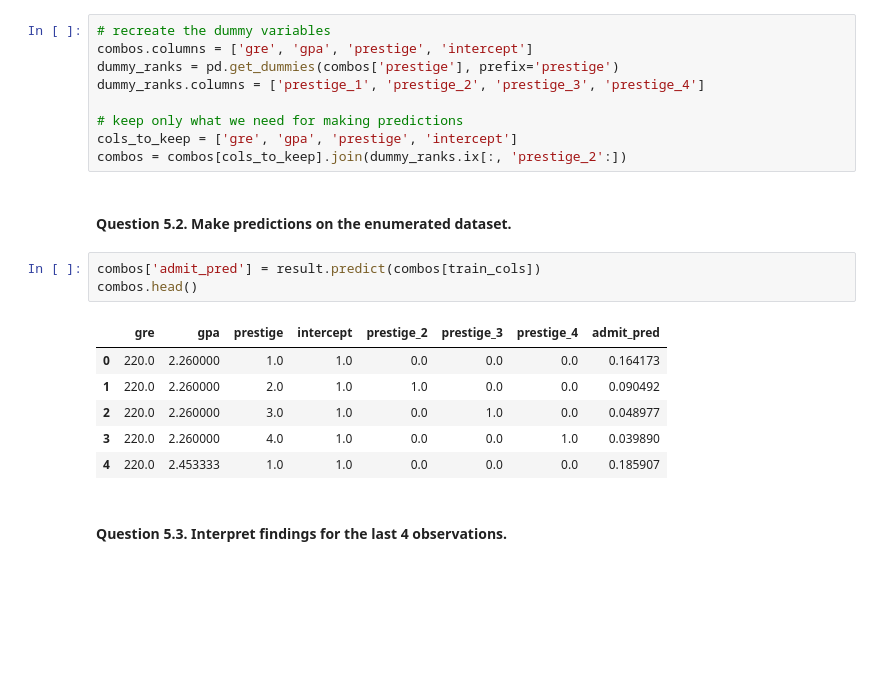
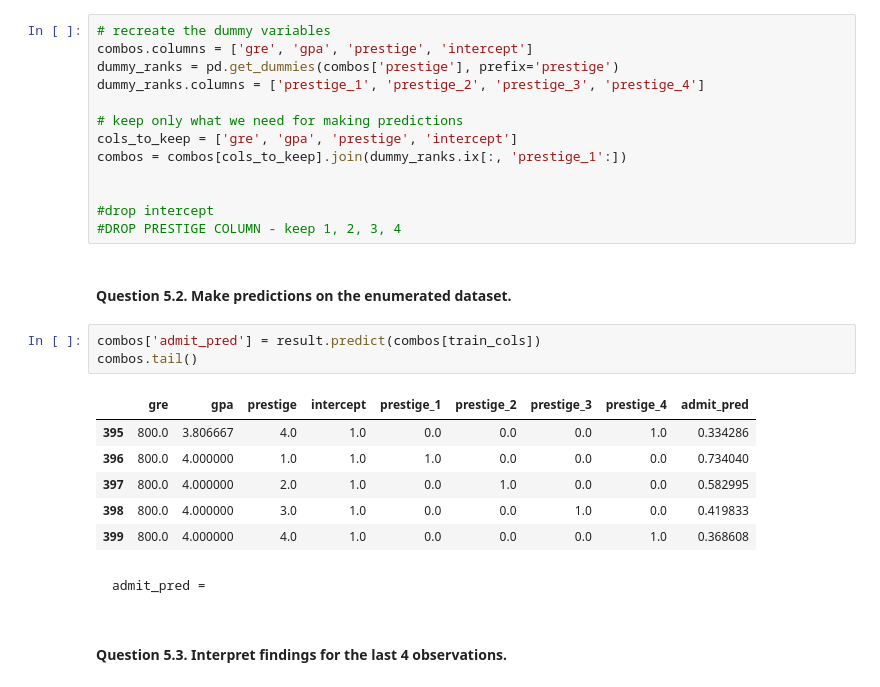
Before and after one commit to MirandaRemmer/DS-SF-23-work, a Jupyter notebook: unit-projects - MR/3/code/unit-project-3-Remmer.ipynb, the cells around one changed output. Cells and saved outputs as stored; diff of their text form; blank space fills up the shorter version.

```diff
--- a/unit-projects - MR/3/code/unit-project-3-Remmer.ipynb
+++ b/unit-projects - MR/3/code/unit-project-3-Remmer.ipynb
@@ -404,19 +421,25 @@ dummy_ranks.columns = ['prestige_1', 'prestige_2', 'prestige_3', 'prestige_4']
 
 # keep only what we need for making predictions
 cols_to_keep = ['gre', 'gpa', 'prestige', 'intercept']
-combos = combos[cols_to_keep].join(dummy_ranks.ix[:, 'prestige_2':])
+combos = combos[cols_to_keep].join(dummy_ranks.ix[:, 'prestige_1':])
+
+
+#drop intercept
+#DROP PRESTIGE COLUMN - keep 1, 2, 3, 4
 # %% [markdown]
 #### Question 5.2. Make predictions on the enumerated dataset.
 # %%
 combos['admit_pred'] = result.predict(combos[train_cols])
-combos.head()
+combos.tail()
 # %% [output]
-|  | gre | gpa | prestige | intercept | prestige_2 | prestige_3 | prestige_4 | admit_pred |
-| 0 | 220.0 | 2.260000 | 1.0 | 1.0 | 0.0 | 0.0 | 0.0 | 0.164173 |
-| 1 | 220.0 | 2.260000 | 2.0 | 1.0 | 1.0 | 0.0 | 0.0 | 0.090492 |
-| 2 | 220.0 | 2.260000 | 3.0 | 1.0 | 0.0 | 1.0 | 0.0 | 0.048977 |
-| 3 | 220.0 | 2.260000 | 4.0 | 1.0 | 0.0 | 0.0 | 1.0 | 0.039890 |
-| 4 | 220.0 | 2.453333 | 1.0 | 1.0 | 0.0 | 0.0 | 0.0 | 0.185907 |
+|  | gre | gpa | prestige | intercept | prestige_1 | prestige_2 | prestige_3 | prestige_4 | admit_pred |
+| 395 | 800.0 | 3.806667 | 4.0 | 1.0 | 0.0 | 0.0 | 0.0 | 1.0 | 0.334286 |
+| 396 | 800.0 | 4.000000 | 1.0 | 1.0 | 1.0 | 0.0 | 0.0 | 0.0 | 0.734040 |
+| 397 | 800.0 | 4.000000 | 2.0 | 1.0 | 0.0 | 1.0 | 0.0 | 0.0 | 0.582995 |
+| 398 | 800.0 | 4.000000 | 3.0 | 1.0 | 0.0 | 0.0 | 1.0 | 0.0 | 0.419833 |
+| 399 | 800.0 | 4.000000 | 4.0 | 1.0 | 0.0 | 0.0 | 0.0 | 1.0 | 0.368608 |
+# %% [markdown]
+    admit_pred =
 # %% [markdown]
 #### Question 5.3. Interpret findings for the last 4 observations.
 # %% [markdown]
```
Also changed, not shown: parts of 18 cells of this notebook.
